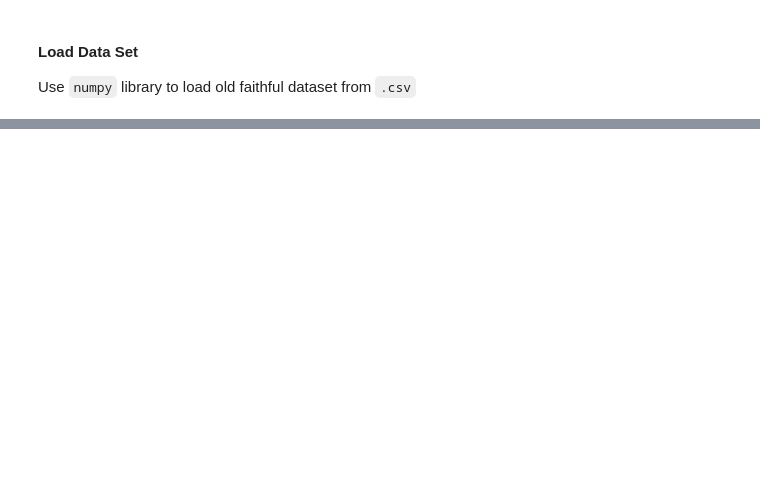
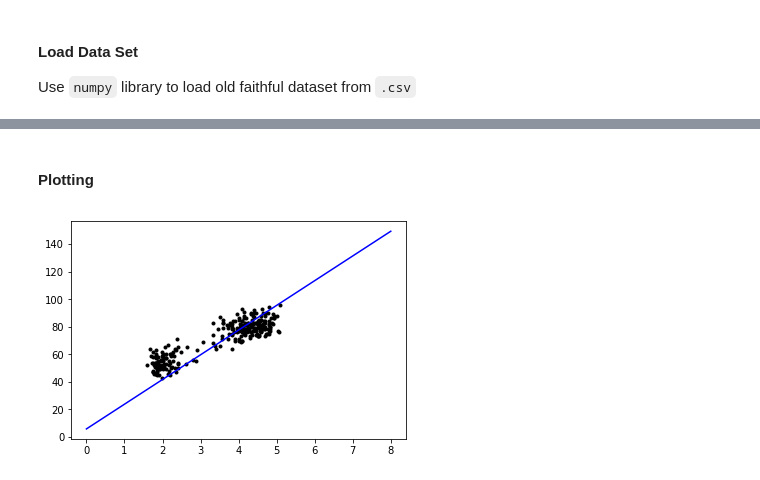
Before and after one commit to eduards-v/tensorflow-problems, a Jupyter notebook: old-faithful-dataset.ipynb, the cells around one changed output, grey strips where cells are left out. Cells and saved outputs as stored; diff of their text form; code cells hidden in the pictures; blank space fills up the shorter version.

```diff
--- a/old-faithful-dataset.ipynb
+++ b/old-faithful-dataset.ipynb
@@ -28,0 +24,17 @@ Eruptions:
+# %%
+import tensorflow as tf
+
+W = tf.Variable([.3])
+b = tf.Variable([-.3])
+x = tf.placeholder(tf.float32)
+y = tf.placeholder(tf.float32)
+linear_model = W * x + b
+
+sess = tf.Session()
+init = tf.global_variables_initializer()
+sess.run(init)
+
+sqdel = tf.square(linear_model - y)
+cost = tf.reduce_sum(sqdel)
+
+# print(sess.run(cost, {x: eruptions, y: waitings}))
@@ -28,0 +43,3 @@ Eruptions:
+# %%
+optimizer = tf.train.GradientDescentOptimizer(0.00001)
+train = optimizer.minimize(cost)
@@ -28,0 +48,4 @@ Eruptions:
+# %%
+for i in range(100):
+    sess.run(train, {x: eruptions, y: waitings})
+    print(sess.run([W, b ,cost], {x: eruptions, y: waitings}))
@@ -28,0 +70,14 @@ Eruptions:
+# %% [markdown]
+#### Plotting
+# %%
+W_est = W.eval(sess)
+b_est = b.eval(sess)
+
+i = np.linspace(0, 8, 1000)
+l = W_est * i + b_est
+
+pl.plot(eruptions, waitings, 'k.')
+pl.plot(i, l, '-b')
+pl.show()
+# %% [output]
+[figure, added]
```
Also changed, not shown: parts of 7 cells of this notebook.
